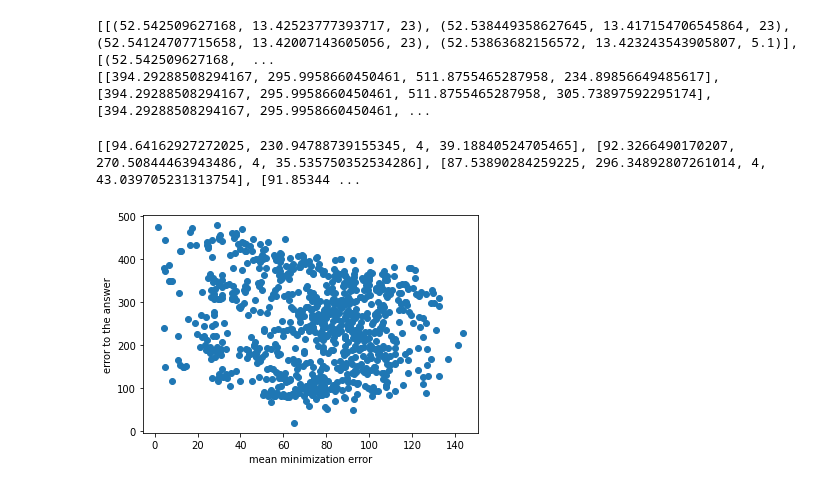
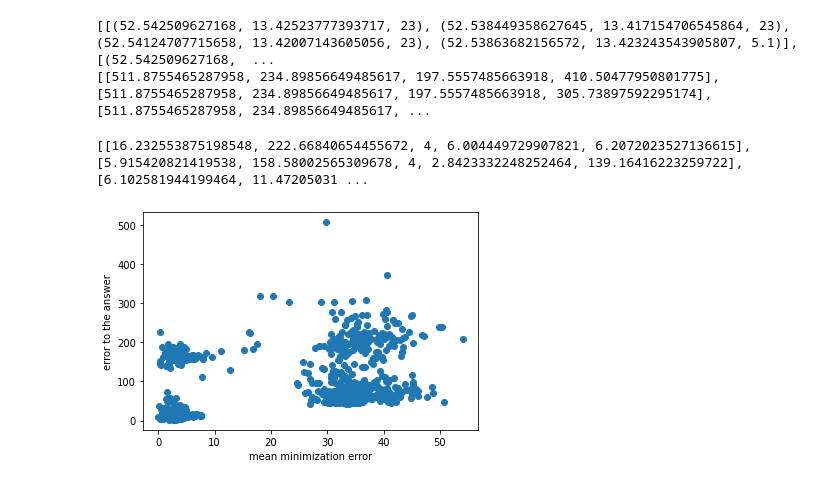
Before and after one commit to kazuyahirotsu/LoRaPos, a Jupyter notebook: simulation/flora_simulation/scripts/multilateration_omnet_huberloss.ipynb, the cells around one changed output. Saved outputs shown, nothing was run; the diff lists cells and outputs as text; code cells hidden in the pictures.

Commit message:
fixed rssi value and added multilateration with altitude constraint

```diff
--- a/simulation/flora_simulation/scripts/multilateration_omnet_huberloss.ipynb
+++ b/simulation/flora_simulation/scripts/multilateration_omnet_huberloss.ipynb
@@ -5,10 +5,20 @@ import matplotlib.pyplot as plt
 from mpl_toolkits.mplot3d import Axes3D
 import pyproj
 # %%
+# # gw50m
+# answer_location = (52.53962045830213, 13.419884901364885, 50)
+# source_locations = [(52.542509627168, 13.42523777393717, 23), (52.538449358627645, 13.417154706545864, 23), (52.54124707715658, 13.42007143605056, 23), (52.53863682156572, 13.423243543905807, 5.1), (52.54022829654233, 13.424028618727982, 23), (52.53768690920158, 13.423827698593255, 19), (52.53701243697258, 13.41926365424317, 23), (52.53765506974833, 13.416535624425991, 23), (52.540951204354315, 13.414768595630743, 19), (52.53846109447526, 13.42080118586715, 23)]
+# rssi = np.array([-73.54774707124031, -67.2598116355535, -65.27220428570674, -74.73454353002585, -68.84323573826707, -70.71299630957999, -69.14659573310989, -69.70525715798875, -74.09346777134436, -63.18224654815296])
+# d = []
+# # rssi to distance with curve fit
+# for i in range(len(rssi)):
+#     d.append(10**((-18.67881 - rssi[i]) / (10 * 2.04002)))
+# print(d)
+
 # gw100m
 answer_location = (52.53962045830213, 13.419884901364885, 100)
 source_locations = [(52.542509627168, 13.42523777393717, 23), (52.538449358627645, 13.417154706545864, 23), (52.54124707715658, 13.42007143605056, 23), (52.53863682156572, 13.423243543905807, 5.1), (52.54022829654233, 13.424028618727982, 23), (52.53768690920158, 13.423827698593255, 19), (52.53701243697258, 13.41926365424317, 23), (52.53765506974833, 13.416535624425991, 23), (52.540951204354315, 13.414768595630743, 19), (52.53846109447526, 13.42080118586715, 23)]
-rssi = np.array([-71.63403554811134, -69.09353142802274, -73.94630524200359, -67.04524365136507, -69.38046352414914, -63.81425676768592, -65.51133843649967, -71.99102431036357, -69.9814290434943, -70.69053819851595])
+rssi = np.array([-73.94630524200359, -67.04524365136507, -65.51133843649966, -71.99102431036357, -69.38046352414914, -70.69053819851595, -69.09353142802274, -69.9814290434943, -71.63403554811134, -63.81425676768592])
 d = []
 for i in range(len(rssi)):
     d.append(10**((-18.67881 - rssi[i]) / (10 * 2.04002)))
@@ -17,7 +27,7 @@ print(d)
 # # gw100m_nobuilding
 # answer_location = (52.53962045830213, 13.419884901364885, 200)
 # source_locations = [(52.542509627168, 13.42523777393717, 23), (52.538449358627645, 13.417154706545864, 23), (52.54124707715658, 13.42007143605056, 23), (52.53863682156572, 13.423243543905807, 5.1), (52.54022829654233, 13.424028618727982, 23), (52.53768690920158, 13.423827698593255, 19), (52.53701243697258, 13.41926365424317, 23), (52.53765506974833, 13.416535624425991, 23), (52.540951204354315, 13.414768595630743, 19), (52.53846109447526, 13.42080118586715, 23)]
-# rssi = np.array([-71.33057463016215, -69.47921756875596, -73.58976692127023, -66.84978429622257, -69.3463866455216, -63.86118311152556, -65.43775615882458, -68.51723739248007, -69.74188545126587, -70.67158737502467])
+# rssi = np.array([-73.58976692127023, -66.84978429622258, -65.43775615882458, -68.51723739248007, -69.34638664552159, -70.67158737502467, -69.47921756875596, -69.74188545126589, -71.33057463016215, -63.86118311152556])
 # d = []
 # for i in range(len(rssi)):
 #     d.append(10**((-18.67881 - rssi[i]) / (10 * 2.04002)))
@@ -47,6 +57,19 @@ def to_cartesian(lat, lon, alt):
     x, y, z = pyproj.Transformer.from_crs(4979, 4978, always_xy=True).transform(lon, lat, alt)
     return x, y, z
 
+# # Convert GPS coordinates to Cartesian coordinates
+def to_cartesian_2d(lat, lon):
+    # Calculate UTM zone from longitude
+    zone = int((lon + 180) / 6) + 1
+    # Determine if the point is in the Northern or Southern hemisphere
+    hemisphere = 'north' if lat >= 0 else 'south'
+
+    # define the coordinate systems
+    transformer = pyproj.Transformer.from_crs("epsg:4326", f"epsg:326{zone if lat >= 0 else zone + 100}")
+
+    x, y = transformer.transform(lat, lon)
+    return x, y
+
 # Convert Cartesian coordinates to GPS coordinates
 def to_gps(x, y, z):
     lon, lat, alt = pyproj.Transformer.from_crs(4978,4979, always_xy=True).transform(x, y, z)
@@ -56,7 +79,7 @@ def to_gps(x, y, z):
 def distance(xyz_receiver, xyz_source):
     return np.linalg.norm(xyz_source - xyz_receiver)
 
-delta = 10**2.2  # Huber parameter, can be tuned
+delta = 1  # Huber parameter, can be tuned
 
 def huber_loss(errors):
     return np.where(np.abs(errors) < delta, 0.5 * errors**2, delta * (np.abs(errors) - 0.5 * delta))
@@ -88,7 +111,8 @@ xyz_receiver_estimated = result.x
 receiver_location_estimated = to_gps(*xyz_receiver_estimated)
 
 print('Receiver location:', receiver_location_estimated)
-
+print('error to the truth in 3d', np.linalg.norm(to_cartesian(*answer_location)-xyz_receiver_estimated))
+print('error to the truth in 2d', np.linalg.norm(np.array(to_cartesian_2d(*answer_location[:2])) - np.array(to_cartesian_2d(*receiver_location_estimated[:2]))))
 
 # Plot the sources and the estimated location of the receiver
 fig = plt.figure()
@@ -202,7 +226,7 @@ print(source_locations_iter)
 print(d_iter)
 # %% [output]
 [[(52.542509627168, 13.42523777393717, 23), (52.538449358627645, 13.417154706545864, 23), (52.54124707715658, 13.42007143605056, 23), (52.53863682156572, 13.423243543905807, 5.1)], [(52.542509627168,  ...
-[[394.29288508294167, 295.9958660450461, 511.8755465287958, 234.89856649485617], [394.29288508294167, 295.9958660450461, 511.8755465287958, 305.73897592295174], [394.29288508294167, 295.9958660450461, ...
+[[511.8755465287958, 234.89856649485617, 197.5557485663918, 410.50477950801775], [511.8755465287958, 234.89856649485617, 197.5557485663918, 305.73897592295174], [511.8755465287958, 234.89856649485617, ...
 # %%
 # multilateration with every patterns
 
@@ -272,7 +296,8 @@ for i in range(len(d_iter)):
     xyz_receiver_estimated_list.append(xyz_receiver_estimated)
 
     error_answer = np.linalg.norm(to_cartesian(*answer_location)-xyz_receiver_estimated)
-    error_answer_minimization.append([np.mean(errors_array[-1]), error_answer, len(distance), np.std(errors_array[-1])])
+    error_answer_2d = np.linalg.norm(np.array(to_cartesian_2d(*answer_location[:2])) - np.array(to_cartesian_2d(*receiver_location_estimated[:2])))
+    error_answer_minimization.append([np.mean(errors_array[-1]), error_answer, len(distance), np.std(errors_array[-1]), error_answer_2d])
 
     # Convert the estimated Cartesian coordinates of the receiver back to GPS coordinates
     receiver_location_estimated = to_gps(*xyz_receiver_estimated)
@@ -289,35 +314,35 @@ plt.xlabel("mean minimization error")
 plt.ylabel("error to the answer")
 plt.show()
 
 import folium
 
 # Plot the sources and the estimated location of the receiver on a 2D map
 m = folium.Map(location=receiver_location_estimated[:2], zoom_start=18, max_zoom=20)
 
 # Plot the sources
 for i in range(len(source_locations)):
     folium.Marker(location=source_locations[i][:2]).add_to(m)
 
 for i in range(len(receiver_locations_estimated)):
 # Plot the estimated location of the receiver
     folium.Marker(location=receiver_locations_estimated[i][:2], icon=folium.Icon(color='purple'), tooltip=f'Point {i}').add_to(m)
 
 # answer
 folium.Marker(location=answer_location[:2], icon=folium.Icon(color='green')).add_to(m)
 
 # Plot circles representing the distance from each source
 for i in range(len(source_locations)):
     # Calculate the radius of the circle in meters
     radius = d[i]
     # Get the location of the source
     source_location = source_locations[i][:2]
     # Draw the circle on the map
     folium.Circle(location=source_location, radius=radius, color='red', fill=False).add_to(m)
 
 m
 # %% [output]
-[[94.64162927272025, 230.94788739155345, 4, 39.18840524705465], [92.3266490170207, 270.50844463943486, 4, 35.535750352534286], [87.53890284259225, 296.34892807261014, 4, 43.039705231313754], [91.85344 ...
+[[16.232553875198548, 222.66840654455672, 4, 6.004449729907821, 6.2072023527136615], [5.915420821419538, 158.58002565309678, 4, 2.8423332248252464, 139.16416223259722], [6.102581944199464, 11.47205031 ...
-[figure, old version]
+[figure, new version]
 [interactive output not drawn]
 # %%
 # visualization of multilateration with every pattern
```
Also changed, not shown: parts of 3 cells of this notebook, 10 other files.
